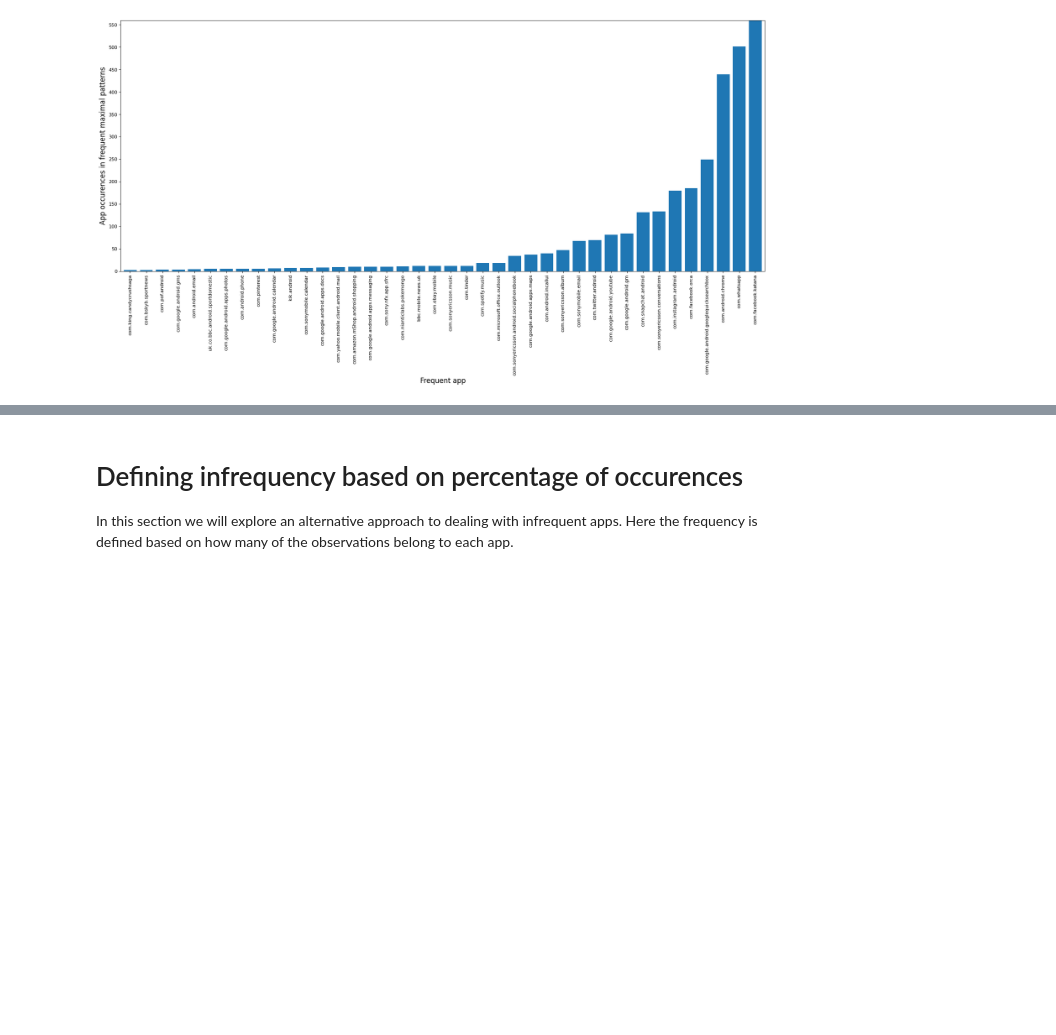
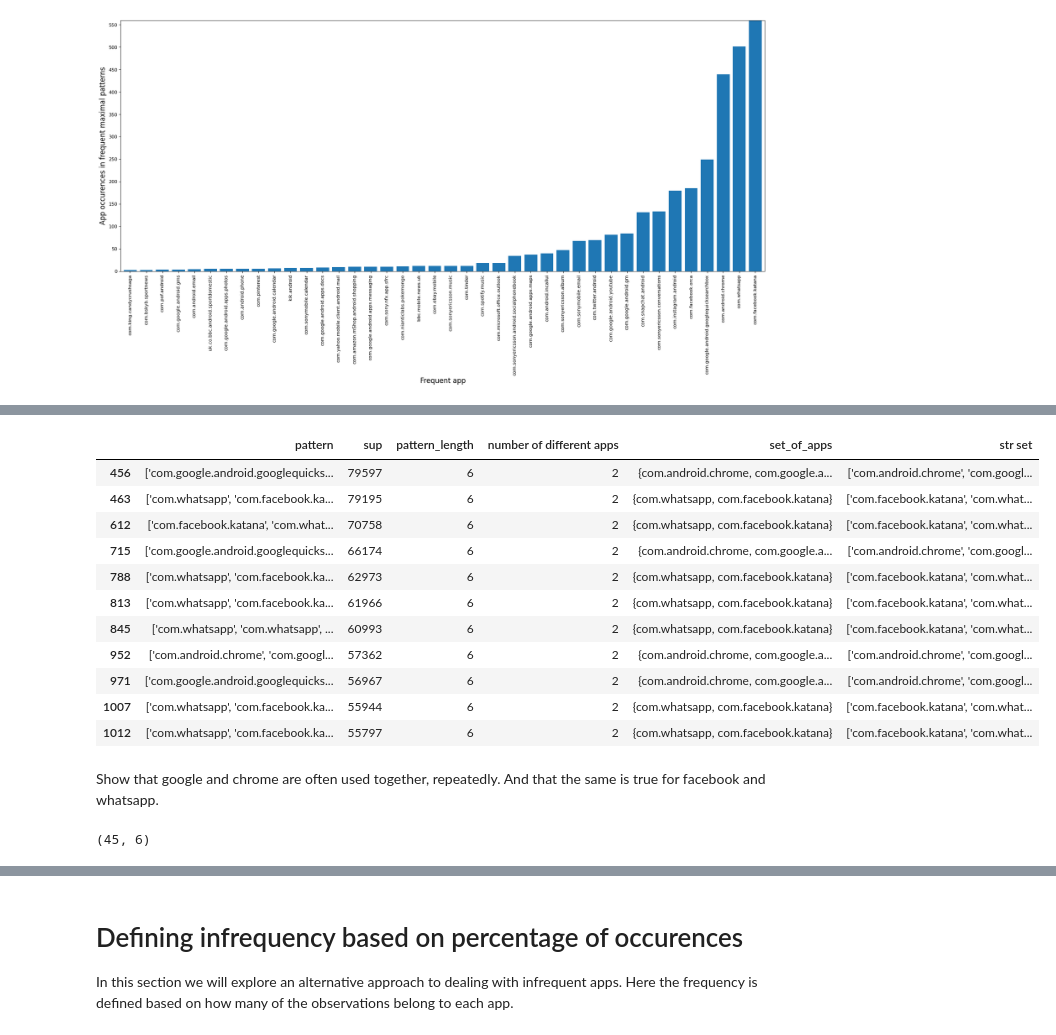
Before and after one commit to ClaraAndersen/motifs_and_competition_in_app_usage, a Jupyter notebook: Infrequent_apps_no_split_sessions.ipynb, the cells around one changed output, grey strips where cells are left out. Cells and saved outputs as stored; diff of their text form; code cells hidden in the pictures; blank space fills up the shorter version.

```diff
--- a/Infrequent_apps_no_split_sessions.ipynb
+++ b/Infrequent_apps_no_split_sessions.ipynb
@@ -683,0 +756,21 @@ plt.show()
+# %%
+patterns_longer_than_1[patterns_longer_than_1.pattern_length==6]
+# %% [output]
+|  | pattern | sup | pattern_length | number of different apps | set_of_apps | str set |
+| 456 | ['com.google.android.googlequicks... | 79597 | 6 | 2 | {com.android.chrome, com.google.a... | ['com.android.chrome', 'com.googl... |
+| 463 | ['com.whatsapp', 'com.facebook.ka... | 79195 | 6 | 2 | {com.whatsapp, com.facebook.katana} | ['com.facebook.katana', 'com.what... |
+| 612 | ['com.facebook.katana', 'com.what... | 70758 | 6 | 2 | {com.whatsapp, com.facebook.katana} | ['com.facebook.katana', 'com.what... |
+| 715 | ['com.google.android.googlequicks... | 66174 | 6 | 2 | {com.android.chrome, com.google.a... | ['com.android.chrome', 'com.googl... |
+| 788 | ['com.whatsapp', 'com.facebook.ka... | 62973 | 6 | 2 | {com.whatsapp, com.facebook.katana} | ['com.facebook.katana', 'com.what... |
+| 813 | ['com.whatsapp', 'com.facebook.ka... | 61966 | 6 | 2 | {com.whatsapp, com.facebook.katana} | ['com.facebook.katana', 'com.what... |
+| 845 | ['com.whatsapp', 'com.whatsapp', ... | 60993 | 6 | 2 | {com.whatsapp, com.facebook.katana} | ['com.facebook.katana', 'com.what... |
+| 952 | ['com.android.chrome', 'com.googl... | 57362 | 6 | 2 | {com.android.chrome, com.google.a... | ['com.android.chrome', 'com.googl... |
+| 971 | ['com.google.android.googlequicks... | 56967 | 6 | 2 | {com.android.chrome, com.google.a... | ['com.android.chrome', 'com.googl... |
+| 1007 | ['com.whatsapp', 'com.facebook.ka... | 55944 | 6 | 2 | {com.whatsapp, com.facebook.katana} | ['com.facebook.katana', 'com.what... |
+| 1012 | ['com.whatsapp', 'com.facebook.ka... | 55797 | 6 | 2 | {com.whatsapp, com.facebook.katana} | ['com.facebook.katana', 'com.what... |
+# %% [markdown]
+Show that google and chrome are often used together, repeatedly. And that the same is true for facebook and whatsapp.
+# %%
+patterns_longer_than_1[patterns_longer_than_1.pattern_length==5].shape
+# %% [output]
+(45, 6)
```
Also changed, not shown: parts of 31 cells of this notebook.
